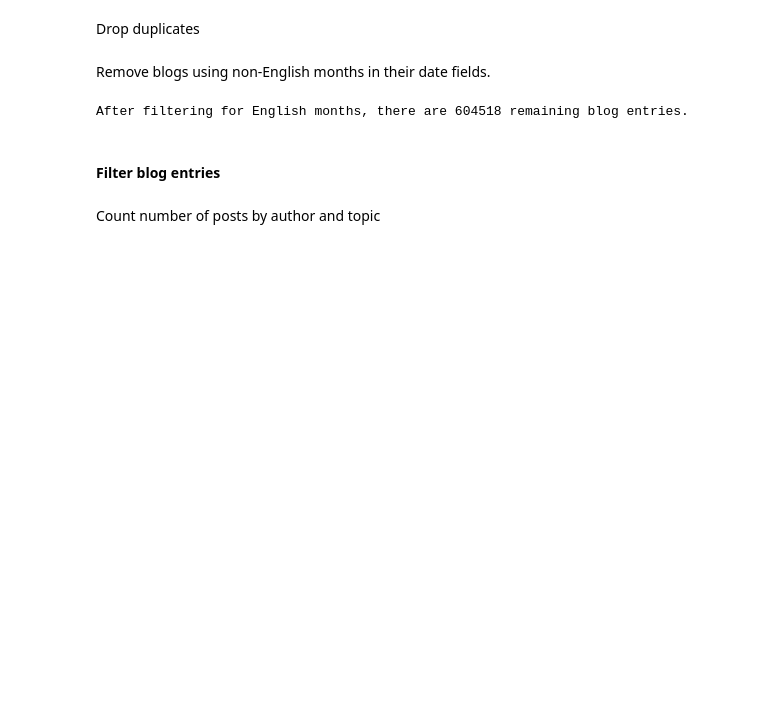
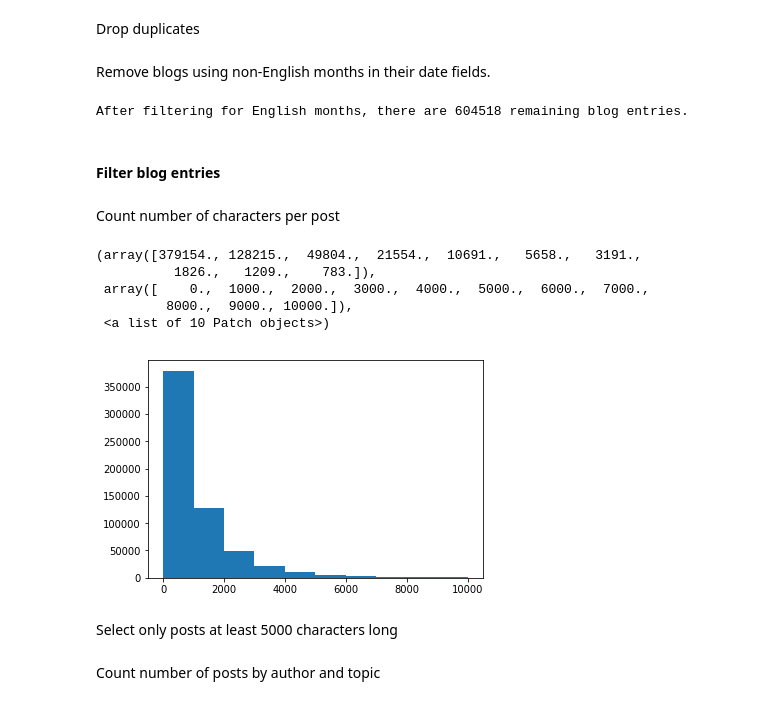
Before and after one commit to yfstafford/Thinkful, a Jupyter notebook: Unit 4/Unit 4 Capstone Blog Authorship Identification.ipynb, the cells around one changed output. Saved outputs shown, nothing was run; the diff lists cells and outputs as text; code cells hidden in the pictures; blank space fills up the shorter version.

```diff
--- a/Unit 4/Unit 4 Capstone Blog Authorship Identification.ipynb
+++ b/Unit 4/Unit 4 Capstone Blog Authorship Identification.ipynb
@@ -72,3 +72,5 @@ print(f'After filtering for English months, there are {nRow} remaining blog entr
 After filtering for English months, there are 604518 remaining blog entries.
 # %% [markdown]
 #### Filter blog entries
+# %% [markdown]
+Count number of characters per post
@@ -74,0 +79,11 @@ After filtering for English months, there are 604518 remaining blog entries.
+# %%
+plt.hist(df['char_count'],range = (0,10000))
+# %% [output]
+(array([379154., 128215.,  49804.,  21554.,  10691.,   5658.,   3191.,
+          1826.,   1209.,    783.]),
+ array([    0.,  1000.,  2000.,  3000.,  4000.,  5000.,  6000.,  7000.,
+         8000.,  9000., 10000.]),
+ <a list of 10 Patch objects>)
+[figure, added]
+# %% [markdown]
+Select only posts at least 5000 characters long
```
Also changed, not shown: parts of 73 cells of this notebook.
